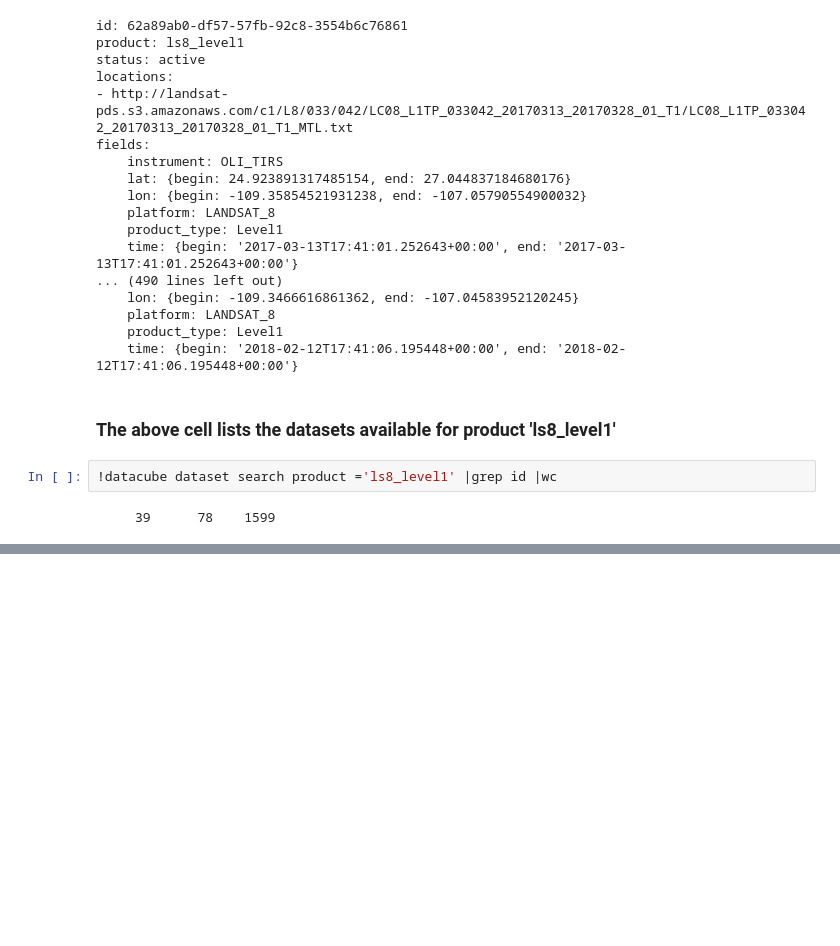
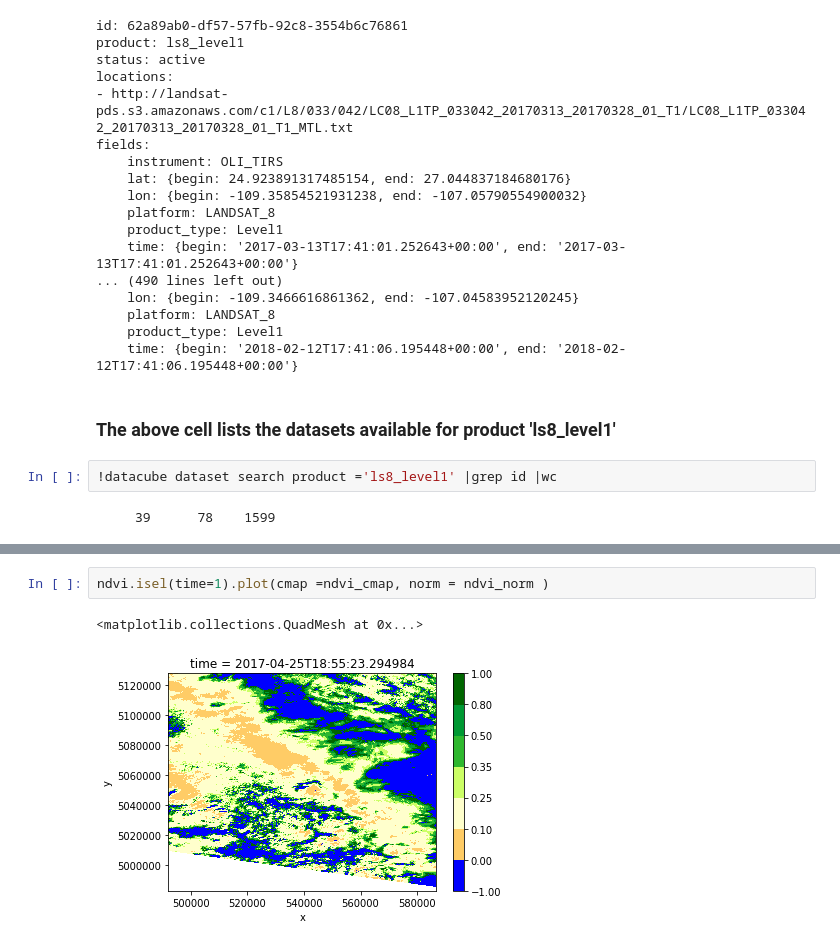
Before and after one commit to opendatacube/datacube-core, a Jupyter notebook: contrib/notebooks/datacube-indexing.ipynb, the cells around one changed output, grey strips where cells are left out. Cells and saved outputs as stored; diff of their text form; blank space fills up the shorter version.

```diff
--- a/contrib/notebooks/datacube-indexing.ipynb
+++ b/contrib/notebooks/datacube-indexing.ipynb
@@ -183,0 +291,5 @@ fields:
+# %%
+ndvi.isel(time=1).plot(cmap =ndvi_cmap, norm = ndvi_norm )
+# %% [output]
+<matplotlib.collections.QuadMesh at 0x...>
+[figure, added]
```
Also changed, not shown: parts of 29 cells of this notebook.
